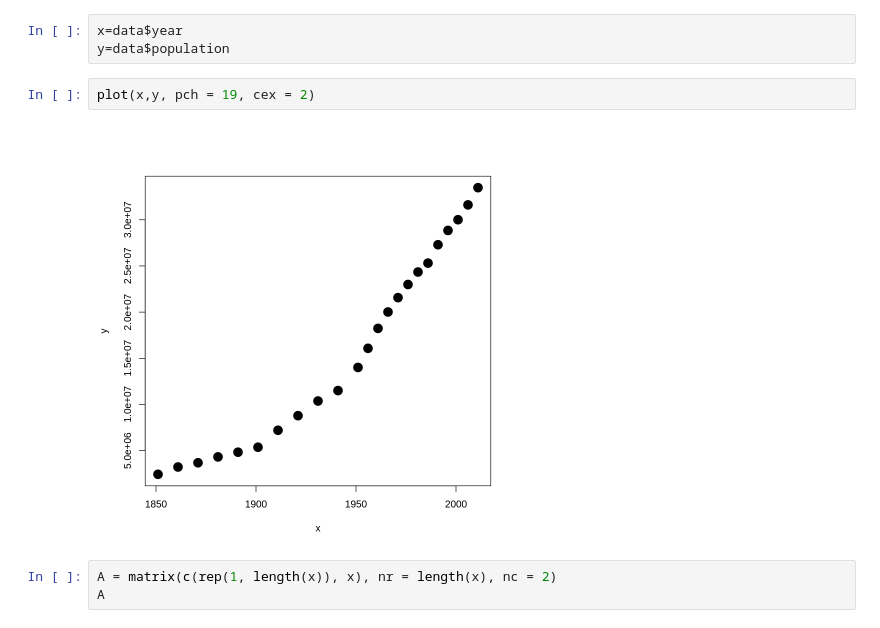
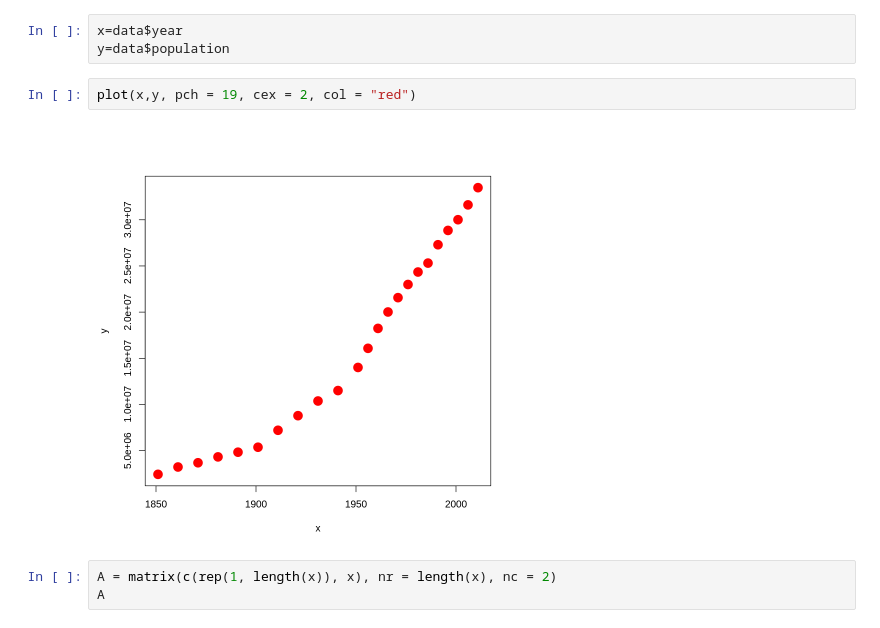
Before and after one commit to julien-arino/math-of-data-science, a Jupyter notebook: code/example_of_fitting_Canada_census.ipynb, the cells around one changed output. Saved outputs shown, nothing was run; the diff lists cells and outputs as text.

```diff
--- a/code/example_of_fitting_Canada_census.ipynb
+++ b/code/example_of_fitting_Canada_census.ipynb
@@ -37,9 +37,9 @@ A data.frame: 23 × 2
 x=data$year
 y=data$population
 # %%
-plot(x,y, pch = 19, cex = 2)
+plot(x,y, pch = 19, cex = 2, col = "red")
 # %% [output]
-[figure, old version]
+[figure, new version]
 # %%
 A = matrix(c(rep(1, length(x)), x), nr = length(x), nc = 2)
 A
```
Also changed, not shown: parts of 5 cells of this notebook.
